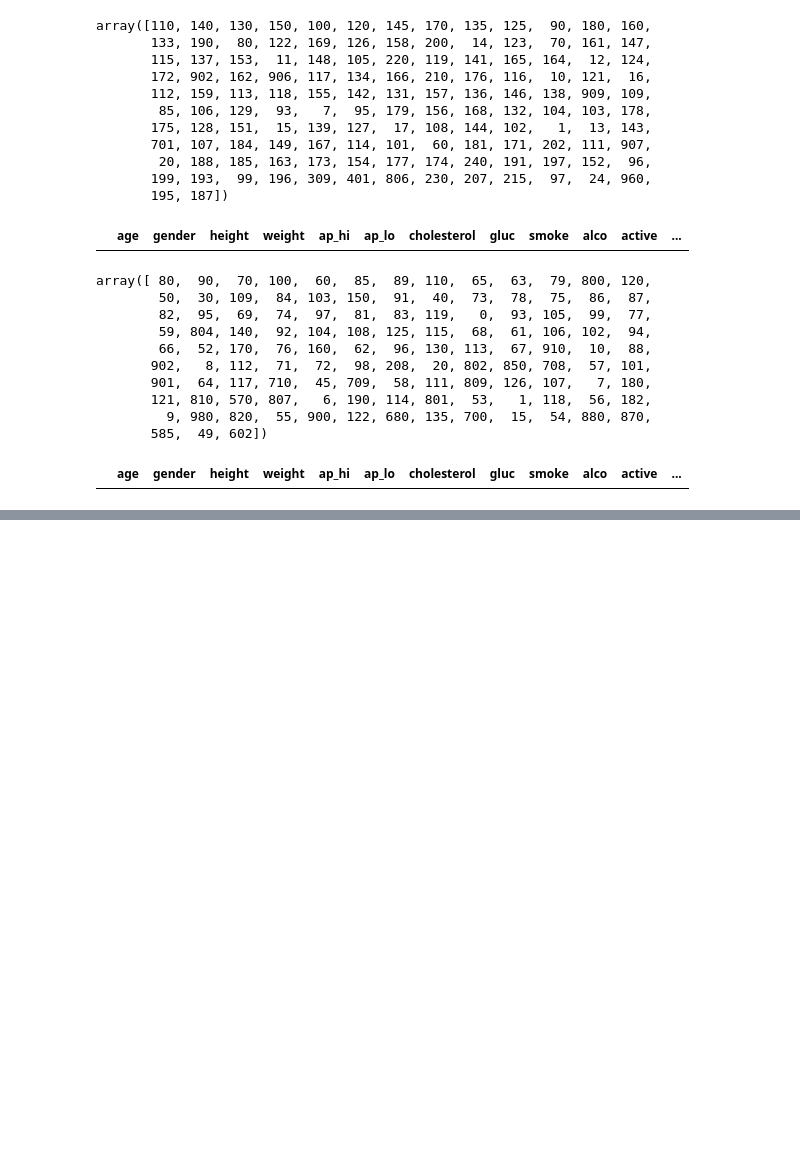
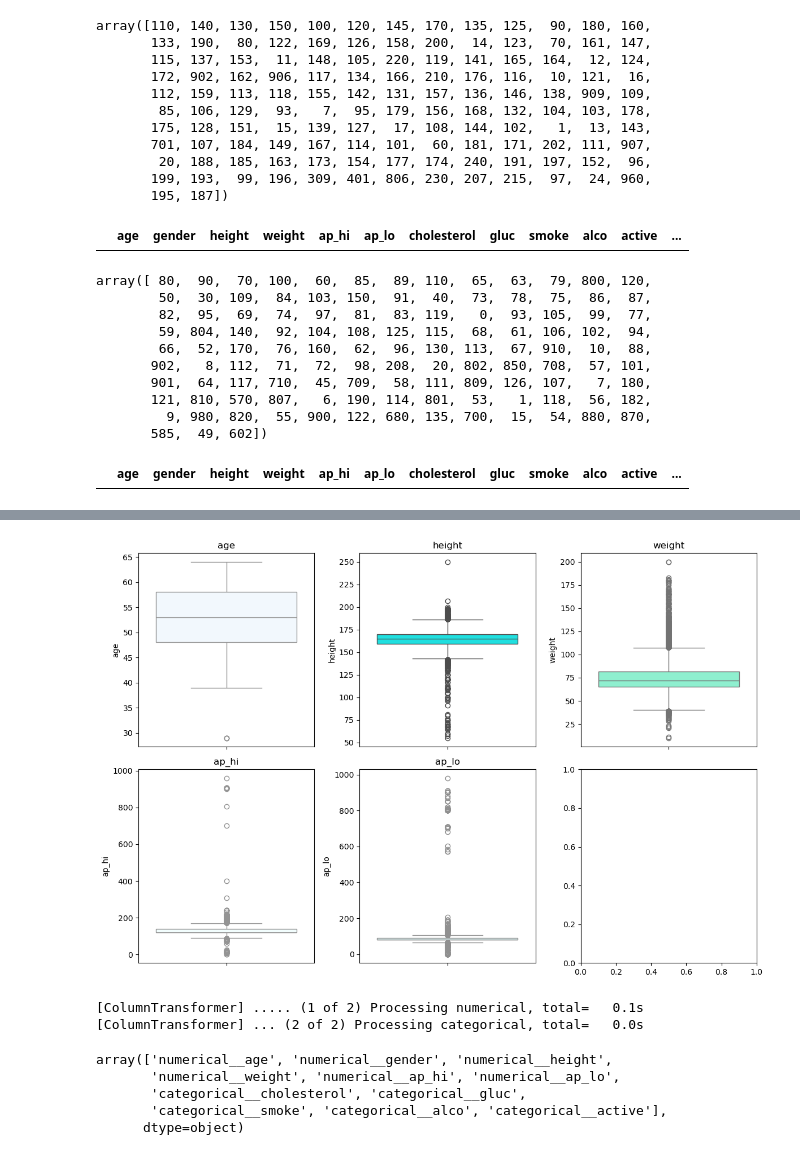
Before and after one commit to FaradayB/Hacktiv8-Assignments, a Jupyter notebook: Mini Project 2/mini_project_2_FaradayBarrFatahillah.ipynb, the cells around one changed output, grey strips where cells are left out. Drawn from its saved outputs; the diff is of its cells as text; code cells hidden in the pictures; blank space fills up the shorter version.

```diff
--- a/Mini Project 2/mini_project_2_FaradayBarrFatahillah.ipynb
+++ b/Mini Project 2/mini_project_2_FaradayBarrFatahillah.ipynb
@@ -212,0 +250,14 @@ plt.show()
+# %%
+fig, ax = plt.subplots(2, 3 , figsize=(12,8))
+ax = ax.flatten()
+
+color = ['aliceblue', 'aqua', 'aquamarine', 'azure', 'lightcyan', 'lightskyblue']
+
+for i, col in enumerate(numerik):
+    sns.boxplot(data=df, y=col, ax=ax[i], color=color[i])
+    ax[i].set_title(col)
+
+plt.tight_layout()
+plt.show()
+# %% [output]
+[figure, added]
@@ -212,0 +290,14 @@ plt.show()
+# %%
+X_train_preprocessed = preprocessor.fit_transform(X_train)
+X_test_preprocessed = preprocessor.transform(X_test)
+# %% [output]
+[ColumnTransformer] ..... (1 of 2) Processing numerical, total=   0.1s
+[ColumnTransformer] ... (2 of 2) Processing categorical, total=   0.0s
+# %%
+preprocessor.get_feature_names_out()
+# %% [output]
+array(['numerical__age', 'numerical__gender', 'numerical__height',
+       'numerical__weight', 'numerical__ap_hi', 'numerical__ap_lo',
+       'categorical__cholesterol', 'categorical__gluc',
+       'categorical__smoke', 'categorical__alco', 'categorical__active'],
+      dtype=object)
```
Also changed, not shown: parts of 7 cells of this notebook, 10 other files.
